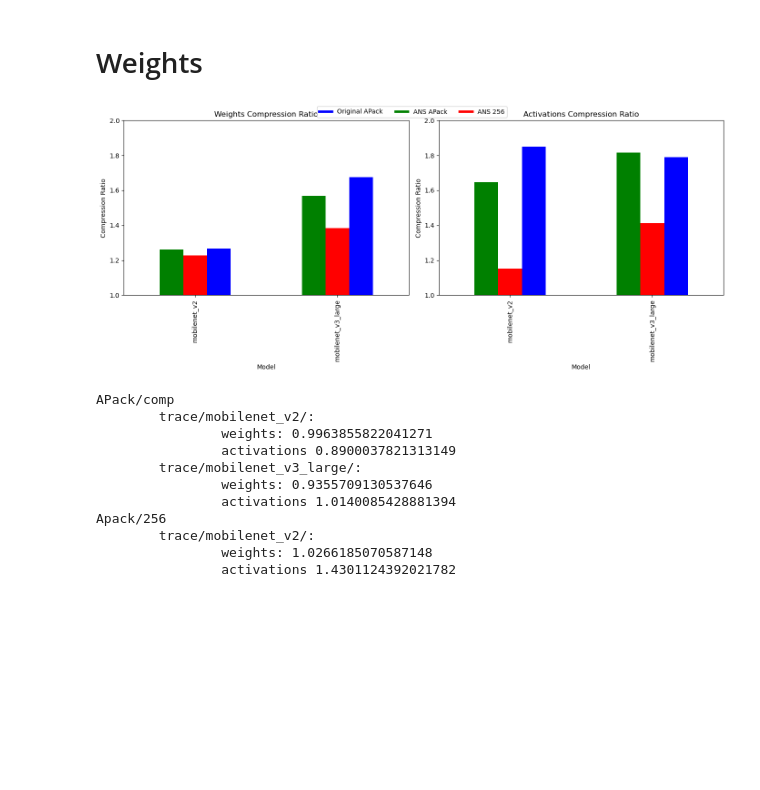
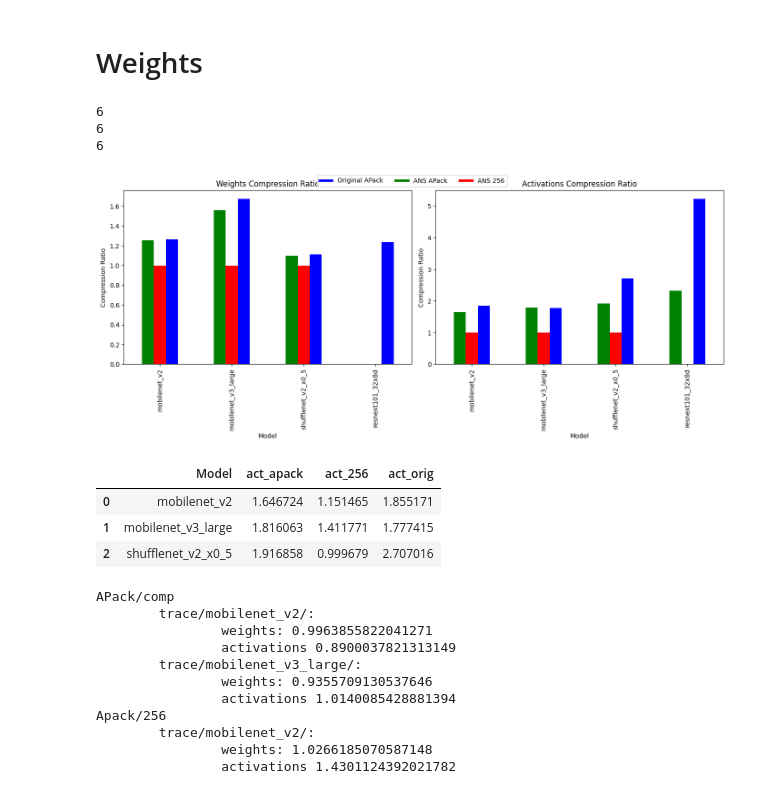
Before and after one commit to adamrt27/ANS_NeuralComp, a Jupyter notebook: resultsImproved.ipynb, the cells around one changed output. Drawn from its saved outputs; the diff is of its cells as text; code cells hidden in the pictures; blank space fills up the shorter version.

```diff
--- a/resultsImproved.ipynb
+++ b/resultsImproved.ipynb
@@ -4,10 +5,10 @@ import os
 # %%
-models = ["mobilenet_v2", "mobilenet_v3_large"]#os.listdir("trace")
+models = ["mobilenet_v2", "mobilenet_v3_large", "shufflenet_v2_x0_5", "resnext101_32x8d"]#os.listdir("trace")
 file_names = [
-    "stats_activations_apack.csv",
-    "stats_weights_apack.csv",
-    "stats_activations_256.csv",
-    "stats_weights_256.csv"
+    "stats_activations_apack_8.csv",
+    "stats_weights_apack_8.csv",
+    "stats_activations_256_8.csv",
+    "stats_weights_256_8.csv"
 ]
 models, file_names
 # %% [output]
@@ -30,14 +34,25 @@ data_frames = {}
 
 # Iterate through directories and file names
 for directory in models:
+    print(directory)
     key = f"trace/{directory}/"
     data_frames[key] = {"APack": {"activations": [], "weights": []}, "256": {"activations": [], "weights": []}}
 
     for file_name in file_names:
         method = "APack" if "apack" in file_name else "256"
 
-        if os.path.exists(f"trace/{directory}/{file_name}"):
-            if "activations" in file_name:
+        if "activations" in file_name:
+            # check if the file exists
+            if os.path.exists(f"trace/{directory}/{file_name}"):
+                print(f"trace/{directory}/{file_name}")
                 data_frames[key][method]["activations"] = list(pd.read_csv(f"trace/{directory}/{file_name}", usecols=["Compression Ratio"])["Compression Ratio"])
             else:
+                print("Here")
+                file_name = file_name.split(".")[0] + "_8.csv"
+                data_frames[key][method]["activations"] = list(pd.read_csv(f"trace/{directory}/{file_name}", usecols=["Compression Ratio"])["Compression Ratio"])
+        else:
+            if os.path.exists(f"trace/{directory}/{file_name}"):
                 data_frames[key][method]["weights"] = list(pd.read_csv(f"trace/{directory}/{file_name}", usecols=["Compression Ratio"])["Compression Ratio"])
+            else:
+                file_name = file_name.split(".")[0] + "_8.csv"
+                data_frames[key][method]["weights"] = list(pd.read_csv(f"trace/{directory}/{file_name}", usecols=["Compression Ratio"])["Compression Ratio"])
@@ -152,7 +200,9 @@ def generate_directories_info(directories, act_pattern, w_pattern):
 # Example usage
 directories = [
     "trace/mobilenet_v2/",
-    "trace/mobilenet_v3_large/"
+    "trace/mobilenet_v3_large/",
+    "trace/shufflenet_v2_x0_5/",
+    "trace/resnext101_32x8d/"
 ]
 
 act_pattern = "input_{}_flat.comp"
@@ -193,11 +243,18 @@ for key in data_frames:
     data_frames[key]["256"]["weights_mean"] = np.mean(data_frames[key]["256"]["weights"])
     data_frames[key]["comp"]["activations_mean"] = np.mean(data_frames[key]["comp"]["activations"])
     data_frames[key]["comp"]["weights_mean"] = np.mean(data_frames[key]["comp"]["weights"])
+# %%
+print(len([data_frames["trace/shufflenet_v2_x0_5/"]["APack"]["activations_mean"], data_frames["trace/shufflenet_v2_x0_5/"]["APack"]["weights_mean"], data_frames["trace/shufflenet_v2_x0_5/"]["256"]["activations_mean"], data_frames["trace/shufflenet_v2_x0_5/"]["256"]["weights_mean"], data_frames["trace/shufflenet_v2_x0_5/"]["comp"]["activations_mean"], data_frames["trace/shufflenet_v2_x0_5/"]["comp"]["weights_mean"]]))
+print(len([data_frames["trace/mobilenet_v2/"]["APack"]["activations_mean"], data_frames["trace/mobilenet_v2/"]["APack"]["weights_mean"], data_frames["trace/mobilenet_v2/"]["256"]["activations_mean"], data_frames["trace/mobilenet_v2/"]["256"]["weights_mean"], data_frames["trace/mobilenet_v2/"]["comp"]["activations_mean"], data_frames["trace/mobilenet_v2/"]["comp"]["weights_mean"]]))
+print(len([data_frames["trace/mobilenet_v3_large/"]["APack"]["activations_mean"], data_frames["trace/mobilenet_v3_large/"]["APack"]["weights_mean"], data_frames["trace/mobilenet_v3_large/"]["256"]["activations_mean"], data_frames["trace/mobilenet_v3_large/"]["256"]["weights_mean"], data_frames["trace/mobilenet_v3_large/"]["comp"]["activations_mean"], data_frames["trace/mobilenet_v3_large/"]["comp"]["weights_mean"]]))
+# %% [output]
+6
+6
+6
 # %%
 import matplotlib.pyplot as plt
 
-models = ["mobilenet_v2", "mobilenet_v3_large"]
-labels = ["ANS APack", "ANS 256", "AC APack"]
+models = ["mobilenet_v2", "mobilenet_v3_large", "shufflenet_v2_x0_5", "resnext101_32x8d"]
 
 # Create DataFrames
 df_w = pd.DataFrame({
@@ -217,36 +274,43 @@ df_act = pd.DataFrame({
 # Define the colors for each category
 color_map = {
     "Original APack": "blue",
     "ANS APack": "green",
     "ANS 256": "red"
 }
 
 # Define the figure and subplots
 fig, axs = plt.subplots(1, 2, figsize=(14, 6))
 
 # Plot weights compression ratio
 bars_w = df_w.set_index("Model").plot(kind="bar", ax=axs[0], color=[color_map["ANS APack"], color_map["ANS 256"], color_map["Original APack"]], legend=False)
 axs[0].set_title("Weights Compression Ratio")
 axs[0].set_ylabel("Compression Ratio")
-axs[0].set_ylim([1.0, 2])  # Set y-axis limits to zoom in
+#axs[0].set_ylim([1.0, 2])  # Set y-axis limits to zoom in
 
 # Plot activations compression ratio
 bars_act = df_act.set_index("Model").plot(kind="bar", ax=axs[1], color=[color_map["ANS APack"], color_map["ANS 256"], color_map["Original APack"]], legend=False)
 axs[1].set_title("Activations Compression Ratio")
 axs[1].set_ylabel("Compression Ratio")
-axs[1].set_ylim([1.0, 2])  # Set y-axis limits to zoom in
+#axs[1].set_ylim([1.0, 2])  # Set y-axis limits to zoom in
 
 # Add legend
 handles = [plt.Line2D([0], [0], color=color_map[key], lw=4) for key in ["Original APack", "ANS APack", "ANS 256"]]
 fig.legend(handles, color_map.keys(), loc="upper center", ncol=3)
 
 # Improve layout
 plt.tight_layout()
 
 # Display the plot
 plt.show()
 # %% [output]
-[figure, old version]
+[figure, new version]
+# %%
+df_act
+# %% [output]
+|  | Model | act_apack | act_256 | act_orig |
+| 0 | mobilenet_v2 | 1.646724 | 1.151465 | 1.855171 |
+| 1 | mobilenet_v3_large | 1.816063 | 1.411771 | 1.777415 |
+| 2 | shufflenet_v2_x0_5 | 1.916858 | 0.999679 | 2.707016 |
 # %%
 # Compute how much the compression ratio has improved with APack
 print("APack/comp")
```
Also changed, not shown: parts of 4 cells of this notebook, 2 other files.
